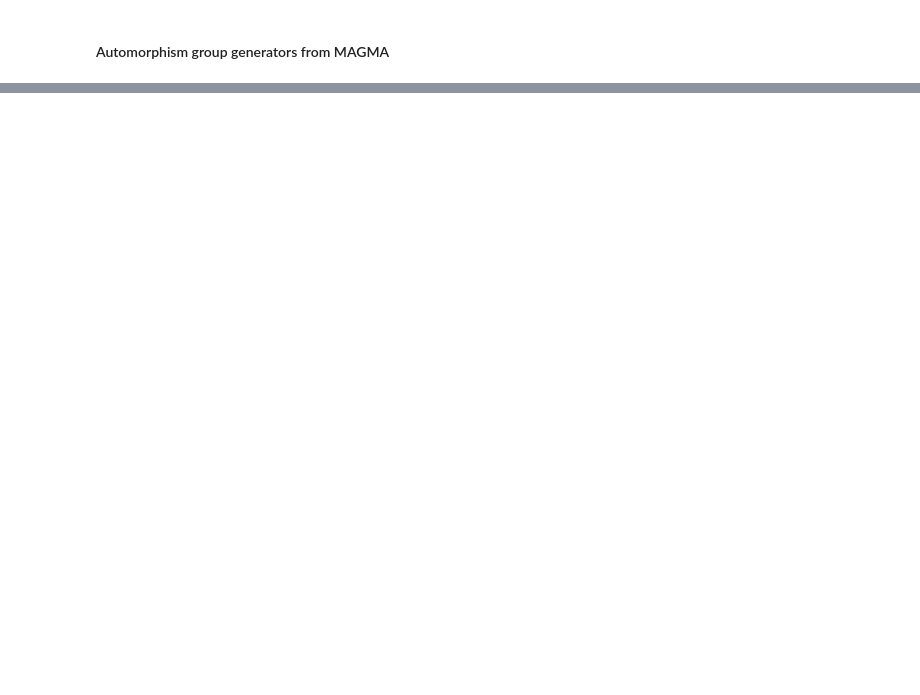
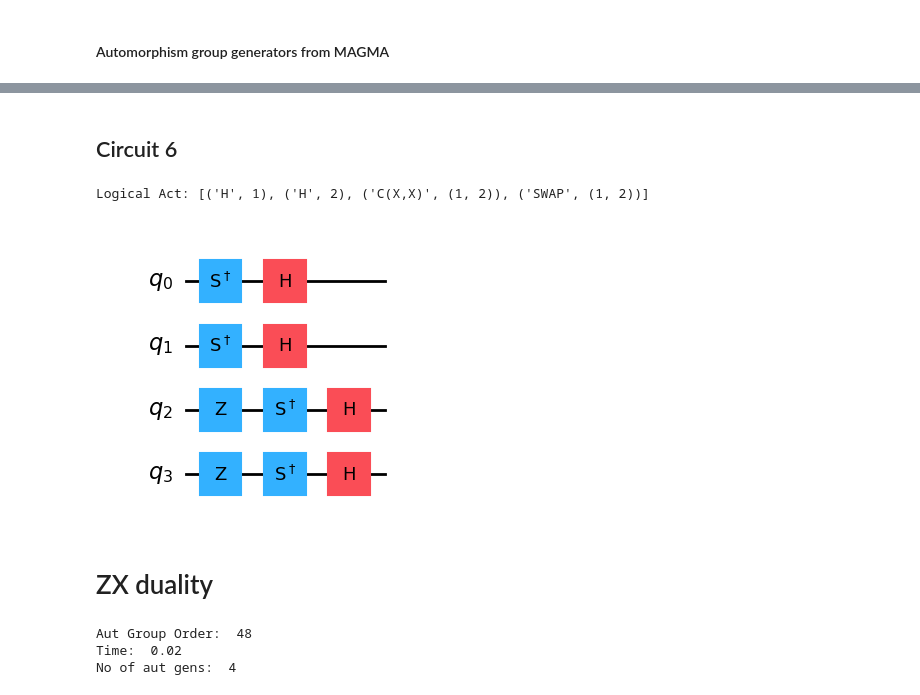
Before and after one commit to hsayginel/autqec, a Jupyter notebook: examples/[[4,2,2]].ipynb, the cells around one changed output, grey strips where cells are left out. Saved outputs shown, nothing was run; the diff lists cells and outputs as text; code cells hidden in the pictures; blank space fills up the shorter version.

```diff
--- a/examples/[[4,2,2]].ipynb
+++ b/examples/[[4,2,2]].ipynb
@@ -143,0 +95,24 @@ qc.draw(output='mpl')
+# %% [markdown]
+## Circuit 6
+# %%
+circ = circuits[5]
+print('Logical Act:', circ[0])
+qc = construct_circuit(circ[1], n)
+qc.draw(output='mpl')
+# %% [output]
+Logical Act: [('H', 1), ('H', 2), ('C(X,X)', (1, 2)), ('SWAP', (1, 2))]
+[figure, added]
+# %% [markdown]
+# ZX duality
+# %%
+#code_auts_dict = qec_code_ZX_dualities_from_magma_with_intersection(n,k,d,H_symp).run(fileroot='./')
+filename = f'./ZX_dualities_n{n}k{k}d{d}.pkl'
+with open(filename, 'rb') as f:
+    code_auts_dict = pickle.load(f)
+print('Aut Group Order: ', code_auts_dict['order'])
+print('Time: ', code_auts_dict['time'])
+print('No of aut gens: ', len(code_auts_dict['auts']))
+# %% [output]
+Aut Group Order:  48
+Time:  0.02
+No of aut gens:  4
```
Also changed, not shown: parts of 48 cells of this notebook, 12 other files.
